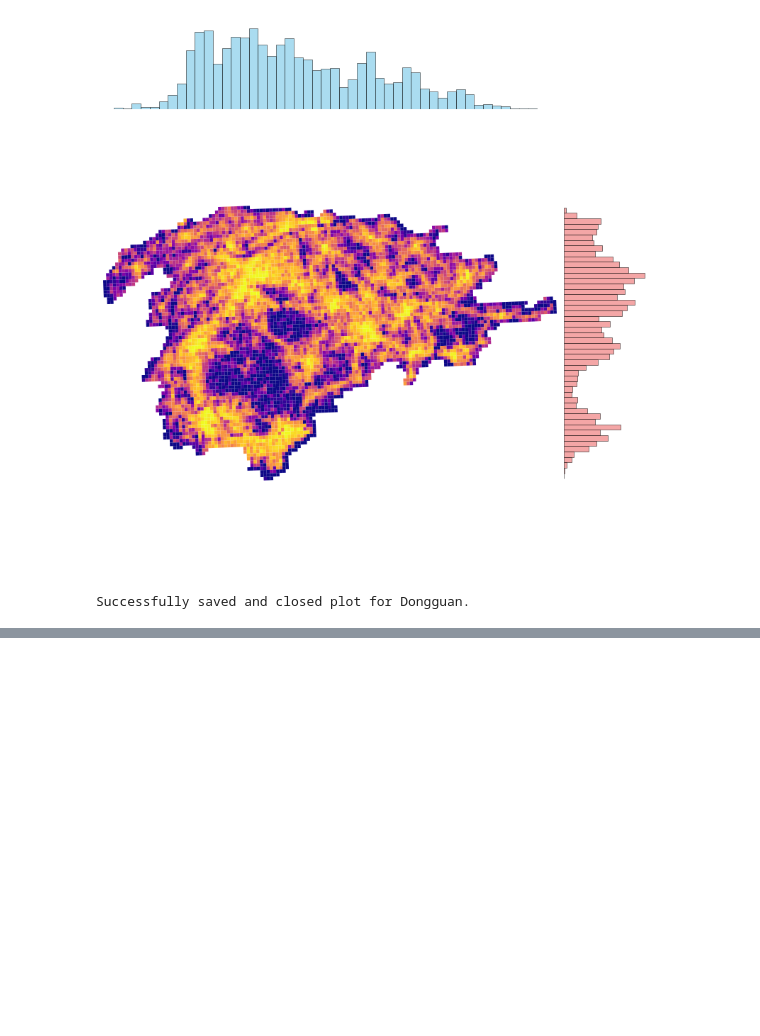
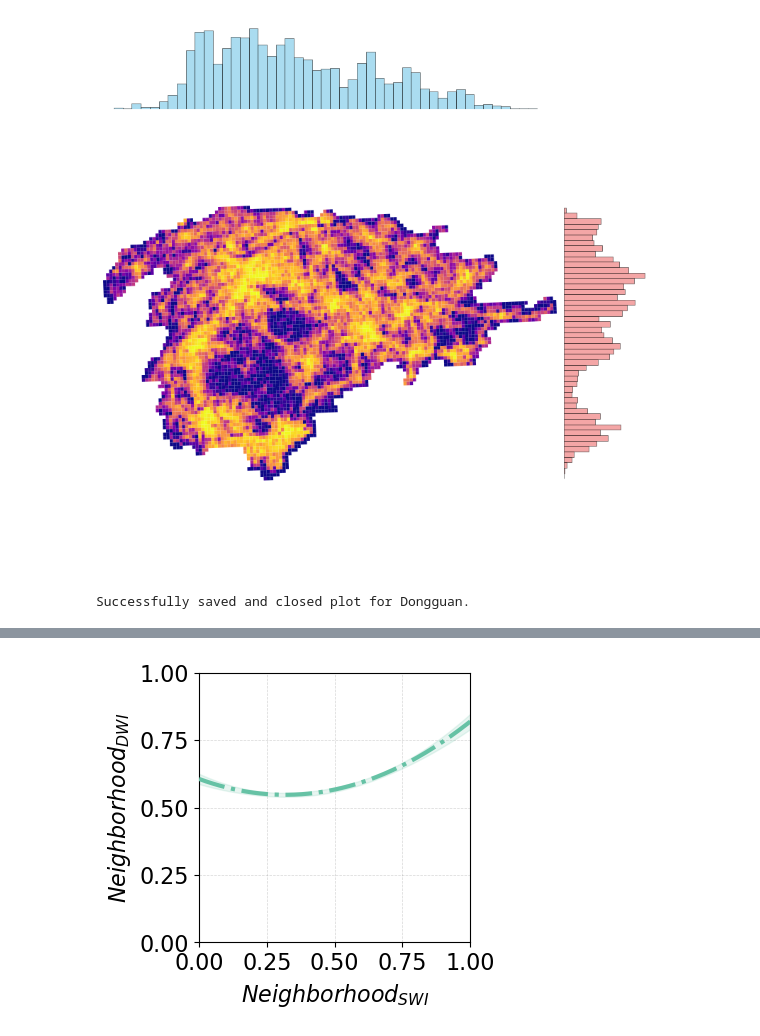
Before and after one commit to UrbanMobility-y/test, a Jupyter notebook: Figure 2.ipynb, the cells around one changed output, grey strips where cells are left out. Saved outputs shown, nothing was run; the diff lists cells and outputs as text; code cells hidden in the pictures; blank space fills up the shorter version.

```diff
--- a/Figure 2.ipynb
+++ b/Figure 2.ipynb
@@ -94,3 +94,99 @@ Successfully saved and closed plot for Suzhou.
 Generating plot for Dongguan...
 [figure]
 Successfully saved and closed plot for Dongguan.
+# %%
+import pandas as pd
+import numpy as np
+import geopandas
+import matplotlib.pyplot as plt
+import statsmodels.api as sm
+import warnings
+
+warnings.filterwarnings("ignore")
+
+for city_name in ['Beijing', 'Shijiazhuang', 'Suzhou', 'Dongguan']:
+    print(f"Generating plot for {city_name}...")
+
+    grid_shp = geopandas.read_file(
+        rf'E:\experienced segregation in 15 min cities\Code and Data\source data\neighborhood-level walkability\{city_name}_neighborhoods.json')
+
+    grid_shp = grid_shp.to_crs("EPSG:4793")
+    df = grid_shp[(grid_shp['SWI'] >= 0) & (grid_shp['DWI'] >= 0)].copy()
+    feature_x = 'SWI'
+    feature_y = 'DWI'
+
+    COLORS = ['#E998A2', '#FEE08B', '#66C2A5']
+    STYPES = ['-', '--', '-.']
+    WIDTHS = [3, 3, 3]
+    n_bins = 1000
+    max_degree = 2
+
+    plt.rcParams['xtick.labelsize'] = 16
+    plt.rcParams['ytick.labelsize'] = 16
+    plt.rcParams['axes.labelsize'] = 16
+
+    fig, ax = plt.subplots(figsize=(3.5, 3.5))
+    sub = df.copy()
+    x_min = np.percentile(sub[feature_x].values, 0)
+    x_max = np.percentile(sub[feature_x].values, 100)
+    bin_width = (x_max - x_min) / n_bins
+
+    bins = np.arange(x_min, x_max + bin_width, bin_width)
+    labels = (bins[:-1] + bins[1:]) / 2
+    sub['dist_bin'] = pd.cut(sub[feature_x], bins=bins, labels=labels, include_lowest=True)
+
+    result = (sub
+              .groupby('dist_bin', observed=False)
+              .agg(mean=(feature_y, 'mean'),
+                   std=(feature_y, 'std'),
+                   n=(feature_y, 'count'))
+              .reset_index()
+              ).dropna(subset=['mean'])
+
+    result = result[result['n'] >= 2].copy()
+    result['dist_bin'] = result['dist_bin'].astype(float)
+
+    x = result['dist_bin'].to_numpy()
+    y = result['mean'].to_numpy()
+    n = result['n'].to_numpy()
+
+    best_aic = np.inf
+    best_degree = 1
+    best_res = None
+
+    for deg in range(1, max_degree + 1):
+        X = np.column_stack([x ** i for i in range(deg + 1)])
+        wls = sm.WLS(y, X, weights=n)
+        res = wls.fit()
+        if res.aic < best_aic:
+            best_aic = res.aic
+            best_degree = deg
+            best_res = res
+
+    x_smooth = np.linspace(0, 1, 200)
+    X_pred = np.column_stack([x_smooth ** i for i in range(best_degree + 1)])
+    pred = best_res.get_prediction(X_pred)
+    dfp = pred.summary_frame(alpha=0.05)
+
+    y_hat = dfp['mean']
+    ci_low = dfp['mean_ci_lower']
+    ci_up = dfp['mean_ci_upper']
+
+    ax.fill_between(x_smooth, ci_low, ci_up, color=COLORS[2], alpha=0.15, zorder=2)
+
+    ax.plot(x_smooth, y_hat, color=COLORS[2], linewidth=WIDTHS[2], linestyle=STYPES[2], zorder=3)
+    ax.set_xlabel(r'$Neighborhood_{SWI}$', labelpad=5)
+    ax.set_ylabel(r'$Neighborhood_{DWI}$', labelpad=5)
+    ax.set_xlim(0, 1)
+    ax.set_ylim([0, 1])
+    ax.set_xticks([0, 0.25, 0.5, 0.75, 1])
+    ax.set_yticks([0, 0.25, 0.5, 0.75, 1])
+
+    ax.grid(True, linestyle='--', linewidth=0.5, alpha=0.3, color='#7f7f7f')
+
+    plt.savefig(f'F:/{city_name}_{feature_x}_{feature_y}.svg', bbox_inches='tight')
+    plt.show()
+
+    plt.close(fig)
+    print(f"Successfully saved and closed plot for {city_name}.\n")
+# %% [output]
@@ -96,0 +194 @@ Successfully saved and closed plot for Dongguan.
+[figure, added]
```
Also changed, not shown: parts of 2 cells of this notebook.
